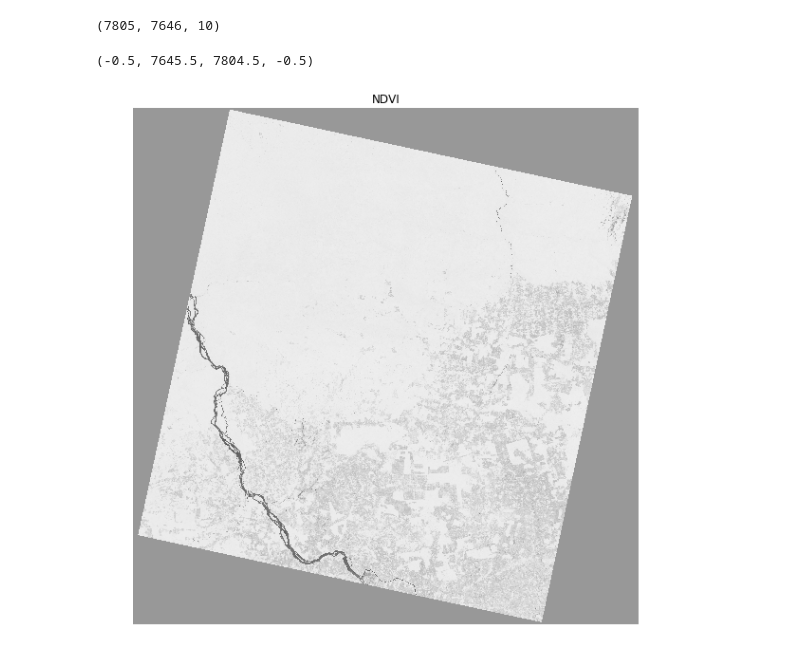
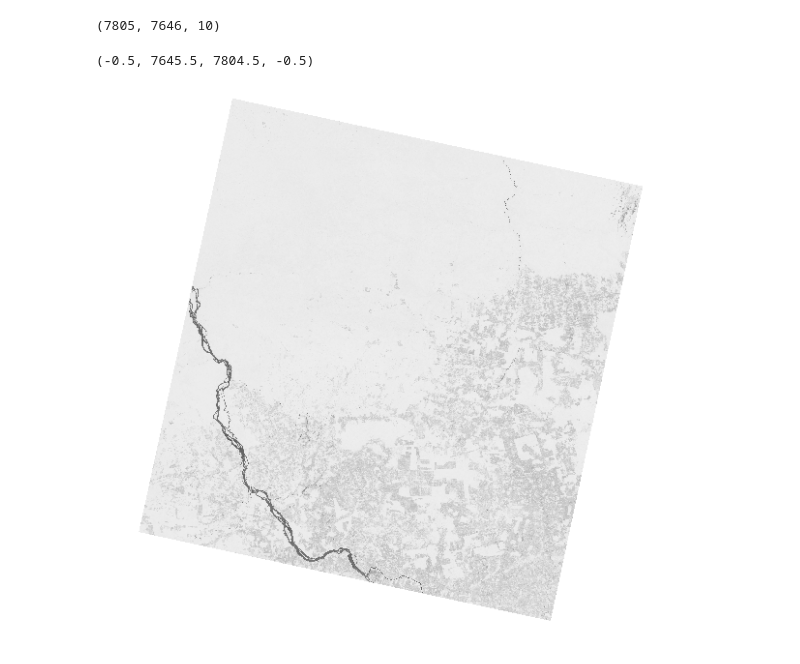
Before and after one commit to rvmaretto/deepgeo, a Jupyter notebook: notebooks/plot_preprocessor_results.ipynb, the cells around one changed output. Saved outputs shown, nothing was run; the diff lists cells and outputs as text; code cells hidden in the pictures.

```diff
--- a/notebooks/plot_preprocessor_results.ipynb
+++ b/notebooks/plot_preprocessor_results.ipynb
@@ -25,9 +25,9 @@ vector_shp = os.path.join(DATA_DIR, "PRODES2016_225-64_REP.shp")
 output_dir = os.path.join(DATA_DIR, "generated")
 fs.mkdir(output_dir)
 class_column = "agregClass"
+# %%
+preproc = prep.Preprocessor(raster_file, no_data=-9999)
 # %%
-preproc = prep.Preprocessor(raster_file, vector_shp)
-
 result = preproc.compute_indexes({
     "ndvi": {
         "idx_b_red": 3,
@@ -49,12 +49,13 @@ print(result.shape)
 (7805, 7646, 10)
 # %%
 pl.figure(figsize=(10,10))
-pl.title('NDVI')
+# pl.title('NDVI')
 #raster_img = skimage.img_as_float(raster_img).astype(np.float32)
 ndvi = preproc.get_index_band("ndvi")
 #preproc.save_index_raster("ndvi", os.path.join(output_dir, "ndvi.tiff"))
 pl.imshow(ndvi, cmap="gray")
 pl.axis('off')
+# vis.plot_rgb_img(ndvi) #TODO: How to plot when the image is not int, but float
 # %% [output]
 (-0.5, 7645.5, 7804.5, -0.5)
-[figure, old version]
+[figure, new version]
```
Also changed, not shown: parts of 10 cells of this notebook, 9 other files.
